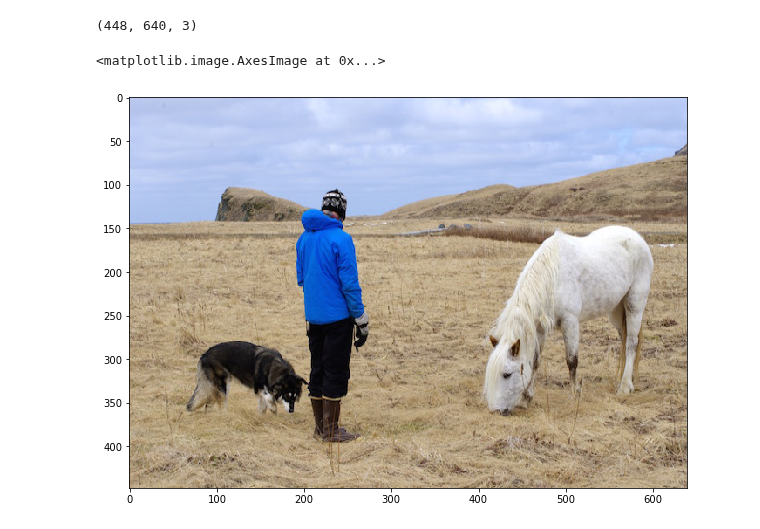
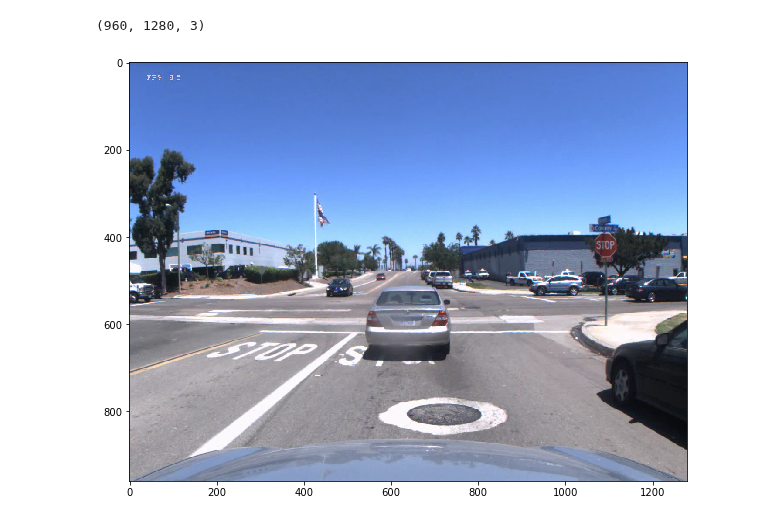
Before and after one commit to datlife/yolov2, a Jupyter notebook: Testing.ipynb, the cells around one changed output. Saved outputs shown, nothing was run; the diff lists cells and outputs as text; code cells hidden in the pictures.

```diff
--- a/Testing.ipynb
+++ b/Testing.ipynb
@@ -1,17 +1,17 @@
 # %%
 import cv2
 import matplotlib.pyplot as plt
 from utils.image_handler import preprocess_img
 %matplotlib inline
 
-# img = cv2.cvtColor(cv2.imread('test_images/stop_1405106680.avi_image9.png'), cv2.COLOR_BGR2RGB)
-img = cv2.cvtColor(cv2.imread('person.jpg'), cv2.COLOR_BGR2RGB)
+# img = cv2.cvtColor(cv2.imread('person.jpg'), cv2.COLOR_BGR2RGB)
 
-img = cv2.resize(img, (640, 448) )
-print(img.shape)
+img = cv2.cvtColor(cv2.imread('./test_images/stop_1405106680.avi_image9.png'), cv2.COLOR_BGR2RGB)
+
+# img = cv2.resize(img, (608, 448))
 plt.figure(figsize=(10, 10))
 plt.imshow(img)
+print(img.shape)
 # %% [output]
-(448, 640, 3)
+(960, 1280, 3)
-<matplotlib.image.AxesImage at 0x...>
-[figure, old version]
+[figure, new version]
```
Also changed, not shown: parts of 10 cells of this notebook, 5 other files.
